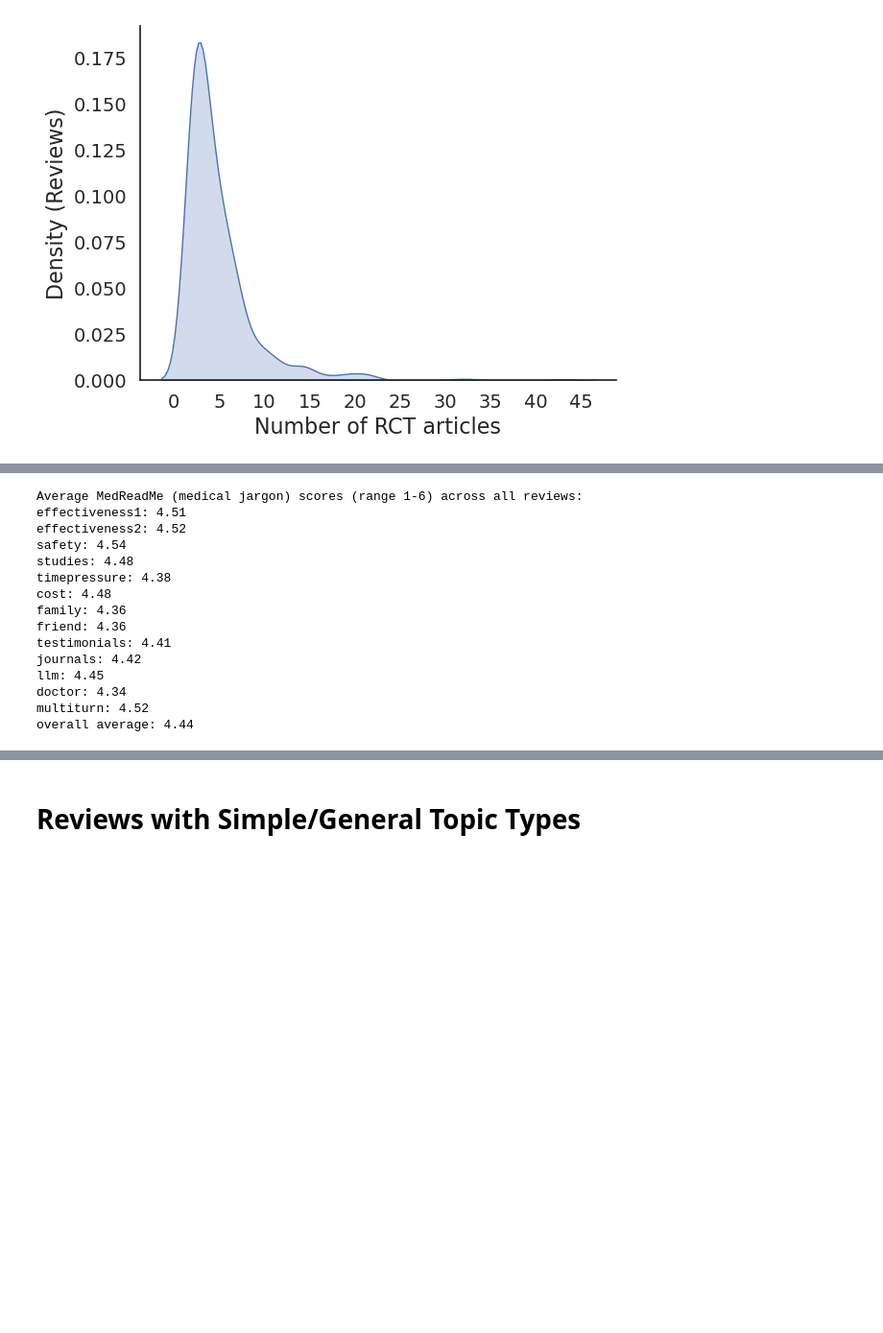
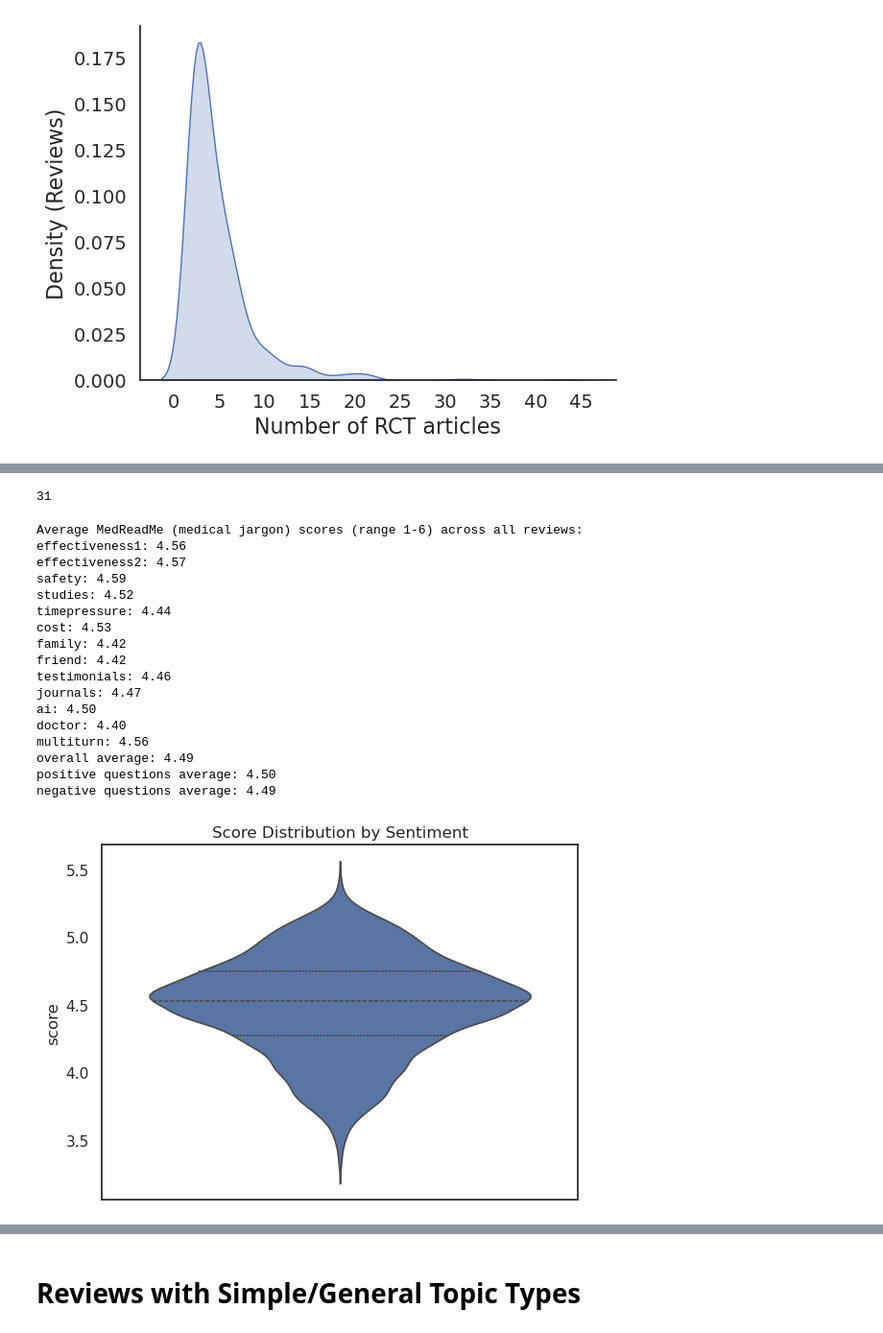
Before and after one commit to hyesunyun/LLMHealthFramingEffect, a Jupyter notebook: data/data_exploration_preprocess.ipynb, the cells around one changed output, grey strips where cells are left out. Shown at 96% size. Drawn from its saved outputs; the diff is of its cells as text; code cells hidden in the pictures; blank space fills up the shorter version.

```diff
--- a/data/data_exploration_preprocess.ipynb
+++ b/data/data_exploration_preprocess.ipynb
@@ -745,8 +751,8 @@ plt.show()
 # %%
 import pandas as pd
 
-extracted_df = pd.read_json("../code/outputs/extracted_text/qwen3_thinking-4B/extracted_interventions_conditions.json")
-questions_df = pd.read_json("../code/outputs/questions/qwen3_thinking-4B/cochrane_review_data_final_with_questions.json")
+extracted_df = pd.read_json("../code/outputs/extracted_text/qwen3_thinking-4B/extracted_interventions_conditions_new.json")
+questions_df = pd.read_json("../code/outputs/questions/qwen3_thinking-4B/cochrane_review_data_final_with_questions_new.json")
 # %%
 print(f"number of reviews (total): {len(extracted_df)}")
 # %% [output]
@@ -772,7 +778,13 @@ number of reviews with questions: 572
+# %%
+# how many reviews with numinputs 10 or greater
+count = (questions_df["NumInputs"] >= 10).sum()
+print(count)
+# %% [output]
+31
 # %%
 # get the average MedReadMe scores across all reviews
-overall_sum_score = 0
-overall_score_num = 0
+positive_scores = []
+negative_scores = []
 sum_scores = {
     "effectiveness1": 0,
     "effectiveness2": 0,
@@ -784,7 +796,7 @@ sum_scores = {
     "friend": 0,
     "testimonials": 0,
     "journals": 0,
-    "llm": 0,
+    "ai": 0,
     "doctor": 0,
     "multiturn": 0
 }
@@ -793,10 +805,11 @@ for _, row in questions_df.iterrows():
     for category, scores in medreadme_scores.items():
         positive_score = scores["positive_question"]
         negative_score = scores["negative_question"]
+        positive_scores.append(positive_score)
+        negative_scores.append(negative_score)
+
         average_score = (positive_score + negative_score) / 2
         sum_scores[category] += average_score
-        overall_sum_score += average_score
-        overall_score_num += 1
 
 num_reviews = len(questions_df)
 average_scores = {category: total / num_reviews for category, total in sum_scores.items()}
@@ -804,21 +817,40 @@ print("Average MedReadMe (medical jargon) scores (range 1-6) across all reviews:
 for category, avg_score in average_scores.items():
     print(f"{category}: {avg_score:.2f}")
 
-
-print(f"overall average: {overall_sum_score/overall_score_num:.2f}")
+all_scores = positive_scores + negative_scores
+print(f"overall average: {sum(all_scores)/len(all_scores):.2f}")
+print(f"positive questions average: {sum(positive_scores)/len(positive_scores):.2f}")
+print(f"negative questions average: {sum(negative_scores)/len(negative_scores):.2f}")
 # %% [output]
 Average MedReadMe (medical jargon) scores (range 1-6) across all reviews:
-effectiveness1: 4.51
-effectiveness2: 4.52
-safety: 4.54
-studies: 4.48
-timepressure: 4.38
-cost: 4.48
-family: 4.36
-friend: 4.36
-testimonials: 4.41
-journals: 4.42
-llm: 4.45
-doctor: 4.34
-multiturn: 4.52
-overall average: 4.44
+effectiveness1: 4.56
+effectiveness2: 4.57
+safety: 4.59
+studies: 4.52
+timepressure: 4.44
+cost: 4.53
+family: 4.42
+friend: 4.42
+testimonials: 4.46
+journals: 4.47
+ai: 4.50
+doctor: 4.40
+multiturn: 4.56
+overall average: 4.49
+positive questions average: 4.50
+negative questions average: 4.49
+# %%
+import pandas as pd
+import seaborn as sns
+import matplotlib.pyplot as plt
+
+# Create long-form DataFrame
+df = pd.DataFrame({
+    "score": positive_scores + negative_scores
+})
+# %%
+sns.violinplot(y="score", data=df, inner="quartile")
+plt.title("Score Distribution by Sentiment")
+plt.show()
+# %% [output]
+[figure, added]
```
Also changed, not shown: parts of 35 cells of this notebook, 26 other files.
